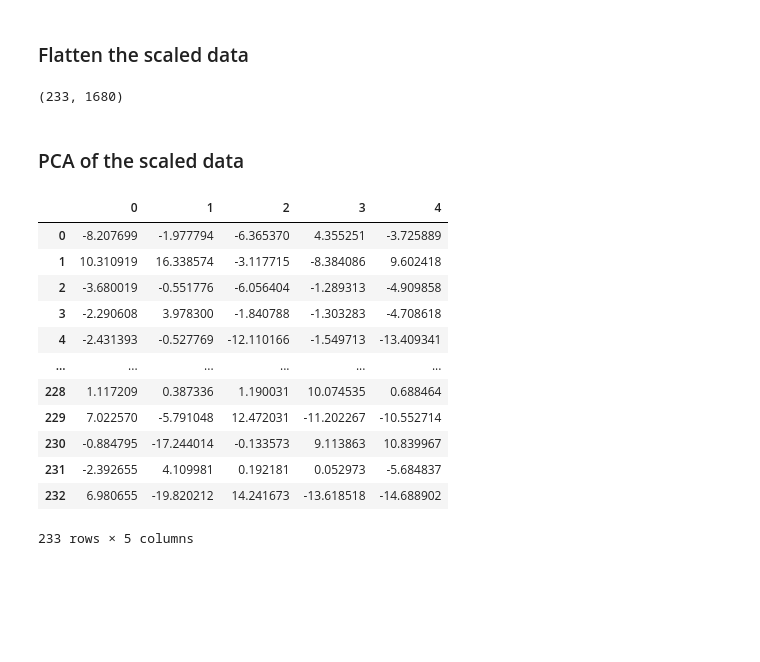
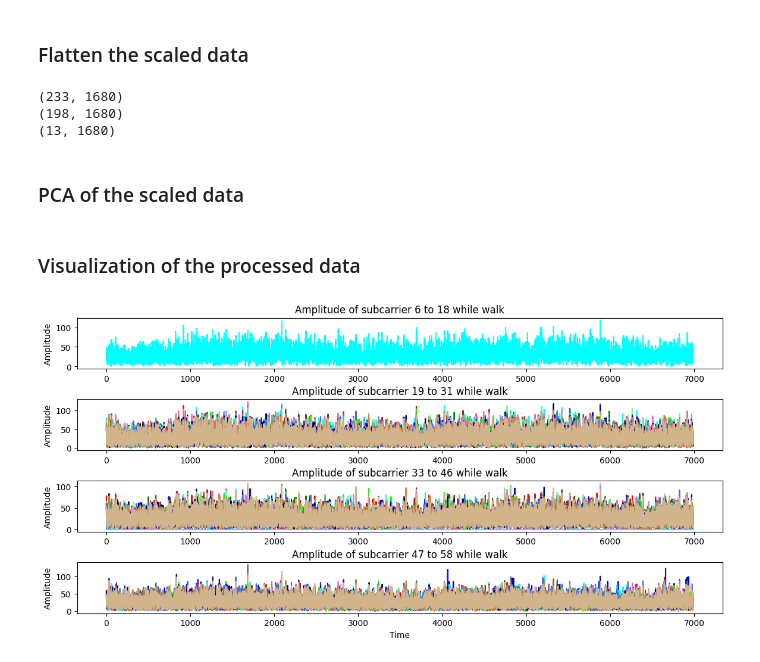
Before and after one commit to jasminkarki/wifi-sensing-har, a Jupyter notebook: load_fft_pca.ipynb, the cells around one changed output. Cells and saved outputs as stored; diff of their text form; code cells hidden in the pictures; blank space fills up the shorter version.

```diff
--- a/load_fft_pca.ipynb
+++ b/load_fft_pca.ipynb
@@ -10,4 +16,9 @@ from sklearn.decomposition import PCA
 
 warnings.filterwarnings("ignore")
 # %%
-walk_fft = pd.read_csv("C:\\Users\\Dell\\Documents\\Wifi-Sensing-HAR\\data\\processed_data\\walk_merged_clean_fft.csv")
+walk_fft = pd.read_csv("C:\\Users\\Dell\\Documents\\Wifi-Sensing-HAR\\data\\processed_data\\new_walk_jasmin.csv")
+jog_fft = pd.read_csv("C:\\Users\\Dell\\Documents\\Wifi-Sensing-HAR\\data\\processed_data\\new_jog_df.csv")
+up_fft = pd.read_csv("C:\\Users\\Dell\\Documents\\Wifi-Sensing-HAR\\data\\processed_data\\new_up_df.csv")
+# %%
+walk_clean_fft_df = get_newFFT_Data(walk_fft)
+walk_clean_fft_df.to_csv("walk_merged_clean_fft.csv")
@@ -38,0 +113,4 @@ csi_df
+# %%
+final_walk_df = spilt_amplitude_from_FFT(walk_clean_fft_df)
+final_jog_df = spilt_amplitude_from_FFT(jog_clean_fft_df)
+final_up_df = spilt_amplitude_from_FFT(up_clean_fft_df)
@@ -61,9 +167,17 @@ def flatten_dataframe(scaled_Dataframe):
     return flattened_data
 
 walk_flat_data = flatten_dataframe(walk_scaled_df)
-np.array(walk_flat_data).shape
+print(np.array(walk_flat_data).shape)
+
+jog_flat_data = flatten_dataframe(jog_scaled_df)
+print(np.array(jog_flat_data).shape)
+
+up_flat_data = flatten_dataframe(up_scaled_df)
+print(np.array(up_flat_data).shape)
 # %% [output]
 (233, 1680)
+(198, 1680)
+(13, 1680)
 # %% [markdown]
 ### PCA of the scaled data
 # %%
@@ -80,19 +197,5 @@ pca_obj, pca_data = perform_pca(walk_flat_data, 5)
-# %%
-pd.DataFrame(pca_data)
-# %% [output]
-|  | 0 | 1 | 2 | 3 | 4 |
-| 0 | -8.207699 | -1.977794 | -6.365370 | 4.355251 | -3.725889 |
-| 1 | 10.310919 | 16.338574 | -3.117715 | -8.384086 | 9.602418 |
-| 2 | -3.680019 | -0.551776 | -6.056404 | -1.289313 | -4.909858 |
-| 3 | -2.290608 | 3.978300 | -1.840788 | -1.303283 | -4.708618 |
-| 4 | -2.431393 | -0.527769 | -12.110166 | -1.549713 | -13.409341 |
-| ... | ... | ... | ... | ... | ... |
-| 228 | 1.117209 | 0.387336 | 1.190031 | 10.074535 | 0.688464 |
-| 229 | 7.022570 | -5.791048 | 12.472031 | -11.202267 | -10.552714 |
-| 230 | -0.884795 | -17.244014 | -0.133573 | 9.113863 | 10.839967 |
-| 231 | -2.392655 | 4.109981 | 0.192181 | 0.052973 | -5.684837 |
-| 232 | 6.980655 | -19.820212 | 14.241673 | -13.618518 | -14.688902 |
-233 rows × 5 columns
+# %% [markdown]
+### Visualization of the processed data
 # %%
 ## Select and plot raw scaled samples
 def raw_sample_plot(raw_sample, activity):
@@ -101,19 +204,19 @@ def raw_sample_plot(raw_sample, activity):
     plt.figure(figsize = (14,10))
 
     ax1 = plt.subplot(611)
-    plt.plot(raw_sample.iloc[:,0],'r')
-    plt.plot(raw_sample.iloc[:,1],'g')
-    plt.plot(raw_sample.iloc[:,2],'b')
-    plt.plot(raw_sample.iloc[:,3],'cyan')
-    plt.plot(raw_sample.iloc[:,4],'brown')
-    plt.plot(raw_sample.iloc[:,5],'lightgreen')
+    # plt.plot(raw_sample.iloc[:,0],'r')
+    # plt.plot(raw_sample.iloc[:,1],'g')
+    # plt.plot(raw_sample.iloc[:,2],'b')
+    # plt.plot(raw_sample.iloc[:,3],'cyan')
+    # plt.plot(raw_sample.iloc[:,4],'brown')
+    # plt.plot(raw_sample.iloc[:,5],'lightgreen')
     plt.plot(raw_sample.iloc[:,6],'aqua')
-    plt.plot(raw_sample.iloc[:,7],'lime')
-    plt.plot(raw_sample.iloc[:,8],'orchid')
-    plt.plot(raw_sample.iloc[:,9],'navy')
-    plt.plot(raw_sample.iloc[:,10],'royalblue')
-    plt.plot(raw_sample.iloc[:,11],'peru')
-    plt.plot(raw_sample.iloc[:,12],'tan')
+    # plt.plot(raw_sample.iloc[:,7],'lime')
+    # plt.plot(raw_sample.iloc[:,8],'orchid')
+    # plt.plot(raw_sample.iloc[:,9],'navy')
+    # plt.plot(raw_sample.iloc[:,10],'royalblue')
+    # plt.plot(raw_sample.iloc[:,11],'peru')
+    # plt.plot(raw_sample.iloc[:,12],'tan')
     plt.ylabel("Amplitude")
     ax1.set_title(f"Amplitude of subcarrier 6 to 18 while {activity}")
 
@@ -171,3 +274,7 @@ def raw_sample_plot(raw_sample, activity):
 
     plt.subplots_adjust(hspace=0.6)
     plt.show()
+# %%
+raw_sample_plot(final_walk_df,'walk')
+# %% [output]
+[figure, added]
```
Also changed, not shown: parts of 20 cells of this notebook.
